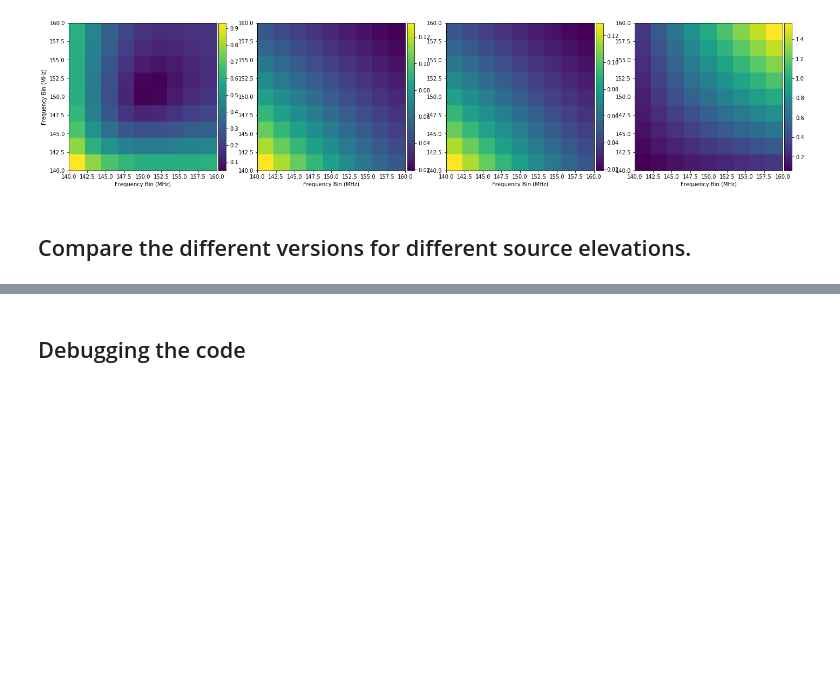
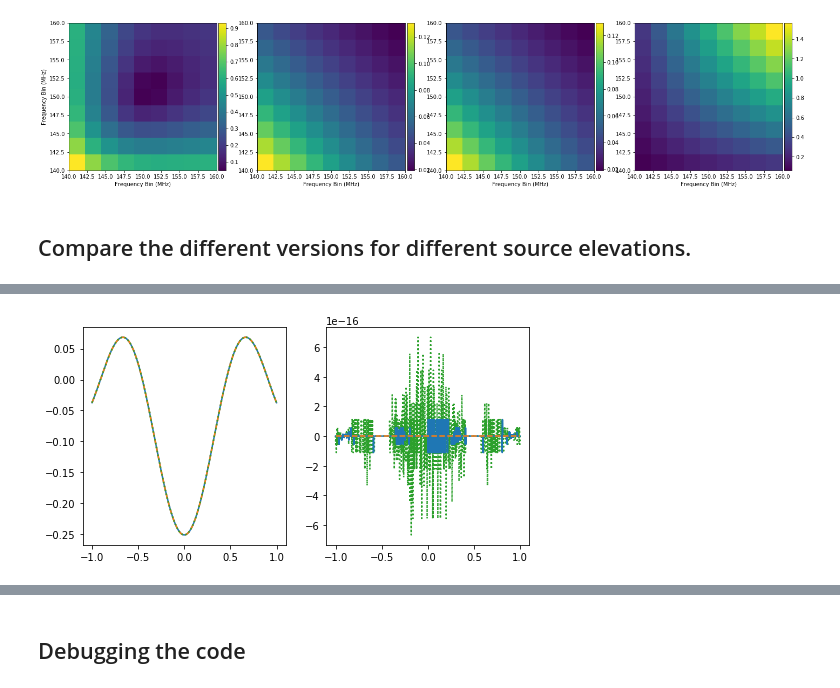
Before and after one commit to ronniyjoseph/Beam-Perturbations, a Jupyter notebook: Beam_Covariance_Analytic.ipynb, the cells around one changed output, grey strips where cells are left out. Saved outputs shown, nothing was run; the diff lists cells and outputs as text; code cells hidden in the pictures; blank space fills up the shorter version.

```diff
--- a/Beam_Covariance_Analytic.ipynb
+++ b/Beam_Covariance_Analytic.ipynb
@@ -667,0 +853,85 @@ Calculating the covariance matrix for a single baseline over the frequency range
+# %%
+import numpy
+from matplotlib import pyplot
+
+def gseries_pure(l,m, wavelength):
+    dipole_sep = 1.1  # meters
+    x_offsets = numpy.array([-1.5, -0.5, 0.5, 1.5, -1.5, -0.5, 0.5, 1.5, -1.5,
+                             -0.5, 0.5, 1.5, -1.5, -0.5, 0.5, 1.5], dtype=numpy.float32)*dipole_sep
+
+    y_offsets = numpy.array([1.5, 1.5, 1.5, 1.5, 0.5, 0.5, 0.5, 0.5, -0.5, -0.5,
+                             -0.5, -0.5, -1.5, -1.5, -1.5, -1.5], dtype=numpy.float32)*dipole_sep
+    dipole_contributions = numpy.zeros((len(l)), dtype = complex)
+
+    for i in range(len(x_offsets)):
+        u_i = x_offsets[i]/wavelength
+        v_i = y_offsets[i]/wavelength
+
+        dipole_contributions += numpy.exp(2*numpy.pi*1j*(u_i*l + v_i*m))
+    print(i)
+    return dipole_contributions
+
+def gseries_tileparam(l,m, wavelength, dx = 1.1):
+    dipole_contributions = numpy.zeros((len(l)), dtype = complex)
+
+    for i in range(0,4):
+        for j in range(0,4):
+            dipole_contributions += numpy.exp(2*numpy.pi*1j*l*(-3*dx/2 + i*dx)/wavelength)*\
+            numpy.exp(2*numpy.pi*1j*m*(-3*dx/2 + j*dx)/wavelength)
+
+    return dipole_contributions
+
+
+def gseries_expand(l,m, wavelength, dx = 1.1, D=4):
+    u_0 = 1.5*dx
+    D = dx*4
+
+    #u_0 = D/2
+    #D = 4
+
+    phase_center_l_indices = numpy.where(l == 0)
+
+    dipole_factor_l = numpy.exp(-3*numpy.pi*1j*l*dx/wavelength)
+    dipole_fraction_l = (1 - numpy.exp(8*numpy.pi*1j*l*dx/wavelength))/(1 - numpy.exp(2*numpy.pi*1j*l*dx/wavelength))
+    expansion_l = dipole_factor_l*dipole_fraction_l
+
+    phase_center_m_indices = numpy.where(m == 0)
+    dipole_factor_m = numpy.exp(-3*numpy.pi*1j*m*dx/wavelength)
+    dipole_fraction_m = (1 - numpy.exp(8*numpy.pi*1j*m*dx/wavelength))/(1 - numpy.exp(2*numpy.pi*1j*m*dx/wavelength))
+    expansion_m = dipole_factor_m*dipole_fraction_m
+
+
+    expansion_l = numpy.sin(4*numpy.pi*l*dx/wavelength)/numpy.sin(numpy.pi*l*dx/wavelength)
+    expansion_m = numpy.sin(4*numpy.pi*m*dx/wavelength)/numpy.sin(numpy.pi*m*dx/wavelength)
+    expansion_l[phase_center_l_indices] = 4
+    expansion_m[phase_center_m_indices] = 4
+
+    return expansion_l*expansion_m
+
+
+l = numpy.linspace(-1, 1, 1000)
+m = numpy.zeros_like(l) + 0.9
+dx = 1
+D = 3.3
+wavelength = 2
+
+series_pure = gseries_pure(l,m, wavelength)
+series_param = gseries_tileparam(l,m, wavelength)
+series_expd = gseries_expand(l,m, wavelength)
+
+
+series_figure = pyplot.figure(figsize = (8,4))
+
+realplot = series_figure.add_subplot(121)
+imagplot = series_figure.add_subplot(122)
+
+realplot.plot(l, numpy.real(series_param), "C0")
+realplot.plot(l, numpy.real(series_expd), "C1--")
+realplot.plot(l, numpy.real(series_pure), "C2:")
+imagplot.plot(l, numpy.imag(series_pure), "C2:")
+
+imagplot.plot(l, numpy.imag(series_param), "C0")
+imagplot.plot(l, numpy.imag(series_expd), "C1--")
+
+pyplot.show()
+# %% [output]
@@ -667,0 +939 @@ Calculating the covariance matrix for a single baseline over the frequency range
+[figure, added]
```
Also changed, not shown: parts of 22 cells of this notebook, 1 other file.
